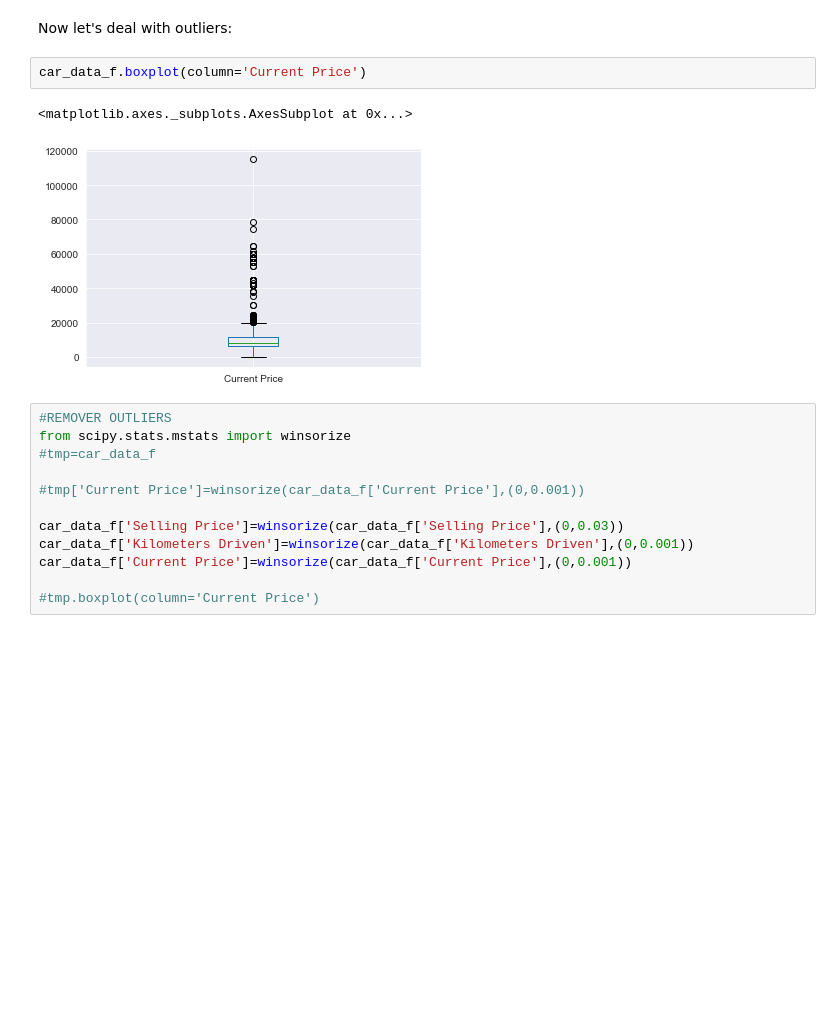
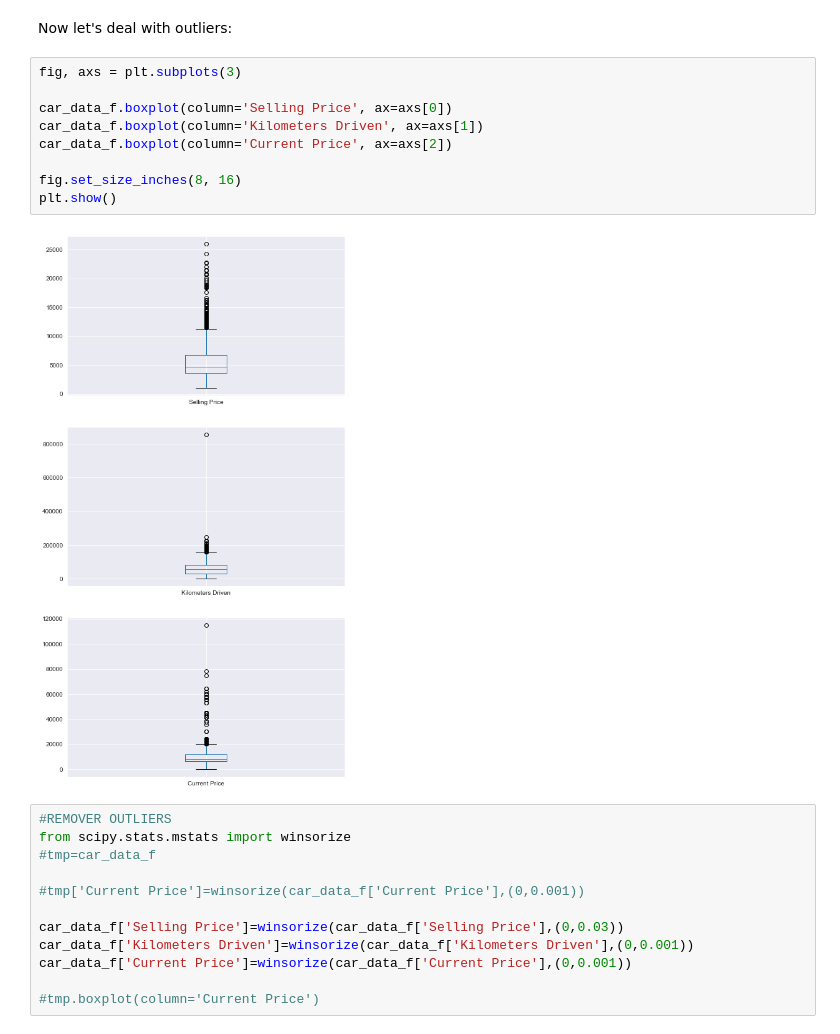
Before and after one commit to Obsessi0n/TrafficPrediction, a Jupyter notebook: Car_Price_Dataset_Notebook/car_prices_dataset.ipynb, the cells around one changed output. Cells and saved outputs as stored; diff of their text form; blank space fills up the shorter version.

```diff
--- a/Car_Price_Dataset_Notebook/car_prices_dataset.ipynb
+++ b/Car_Price_Dataset_Notebook/car_prices_dataset.ipynb
@@ -432,11 +447,17 @@ Now let's gather all the atributes that we will use onto a single dataset:
 car_data_f = pd.concat([car_data[['Selling Price','Kilometers Driven','Year','Owner','Insurance','Car Condition','Current Price']], Fuel_Type_f, Company_f ,Transmission_f], axis=1, sort=False)
 # %% [markdown]
 Now let's deal with outliers:
-# %%
-car_data_f.boxplot(column='Current Price')
-# %% [output]
-<matplotlib.axes._subplots.AxesSubplot at 0x...>
-[figure, removed]
+# %%
+fig, axs = plt.subplots(3)
+
+car_data_f.boxplot(column='Selling Price', ax=axs[0])
+car_data_f.boxplot(column='Kilometers Driven', ax=axs[1])
+car_data_f.boxplot(column='Current Price', ax=axs[2])
+
+fig.set_size_inches(8, 16)
+plt.show()
+# %% [output]
+[figure, added]
 # %%
 #REMOVER OUTLIERS
 from scipy.stats.mstats import winsorize
```
Also changed, not shown: parts of 15 cells of this notebook, 2 other files.
